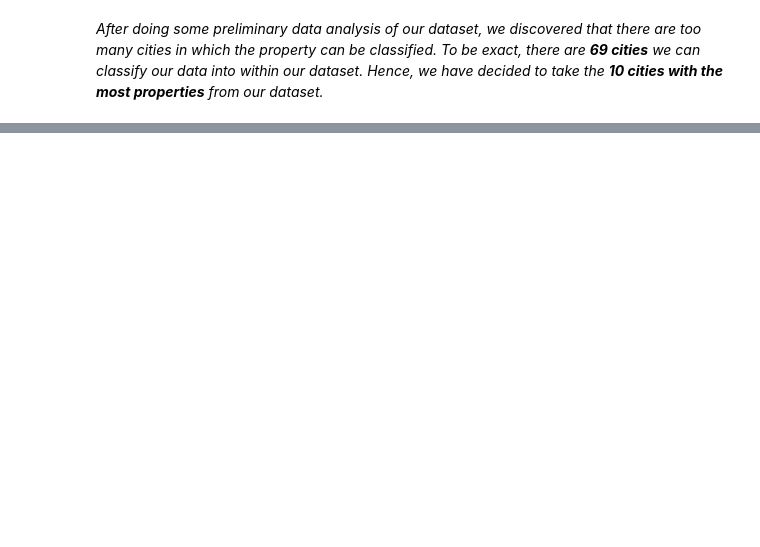
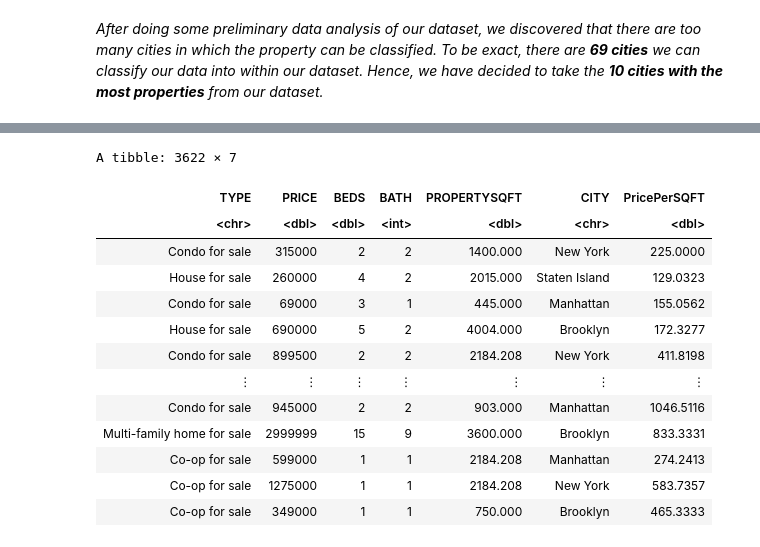
Before and after one commit to aikosumarno/dsci-100-2023w2-group-21, a Jupyter notebook: group_project_proposal.ipynb, the cells around one changed output, grey strips where cells are left out. Cells and saved outputs as stored; diff of their text form; code cells hidden in the pictures; blank space fills up the shorter version.

Commit message:
Added Seed and calculated price per squarefeet

```diff
--- a/group_project_proposal.ipynb
+++ b/group_project_proposal.ipynb
@@ -167,3 +145,22 @@ A tibble: 3622 × 6
 | Co-op for sale | 599000 | 1 | 1 | 2184.208 | Manhattan |
 | Co-op for sale | 1275000 | 1 | 1 | 2184.208 | New York |
 | Co-op for sale | 349000 | 1 | 1 | 750.000 | Brooklyn |
+# %%
+newyork_subset <- newyork_subset |>
+                    mutate(PricePerSQFT = PRICE / PROPERTYSQFT)
+newyork_subset
+# %% [output]
+A tibble: 3622 × 7
+| TYPE | PRICE | BEDS | BATH | PROPERTYSQFT | CITY | PricePerSQFT |
+| <chr> | <dbl> | <dbl> | <int> | <dbl> | <chr> | <dbl> |
+| Condo for sale | 315000 | 2 | 2 | 1400.000 | New York | 225.0000 |
+| House for sale | 260000 | 4 | 2 | 2015.000 | Staten Island | 129.0323 |
+| Condo for sale | 69000 | 3 | 1 | 445.000 | Manhattan | 155.0562 |
+| House for sale | 690000 | 5 | 2 | 4004.000 | Brooklyn | 172.3277 |
+| Condo for sale | 899500 | 2 | 2 | 2184.208 | New York | 411.8198 |
+| ⋮ | ⋮ | ⋮ | ⋮ | ⋮ | ⋮ | ⋮ |
+| Condo for sale | 945000 | 2 | 2 | 903.000 | Manhattan | 1046.5116 |
+| Multi-family home for sale | 2999999 | 15 | 9 | 3600.000 | Brooklyn | 833.3331 |
+| Co-op for sale | 599000 | 1 | 1 | 2184.208 | Manhattan | 274.2413 |
+| Co-op for sale | 1275000 | 1 | 1 | 2184.208 | New York | 583.7357 |
+| Co-op for sale | 349000 | 1 | 1 | 750.000 | Brooklyn | 465.3333 |
```
Also changed, not shown: parts of 5 cells of this notebook.
